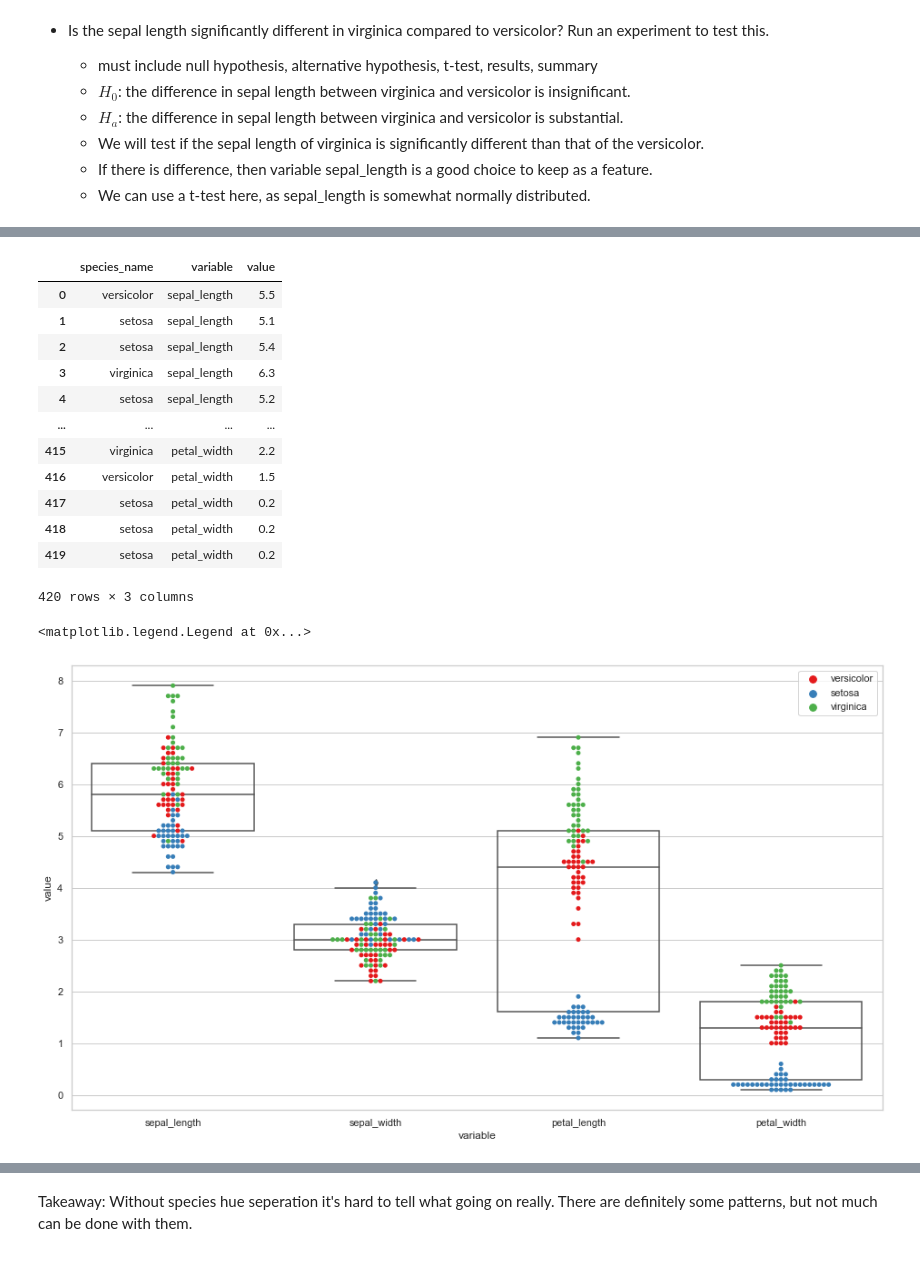
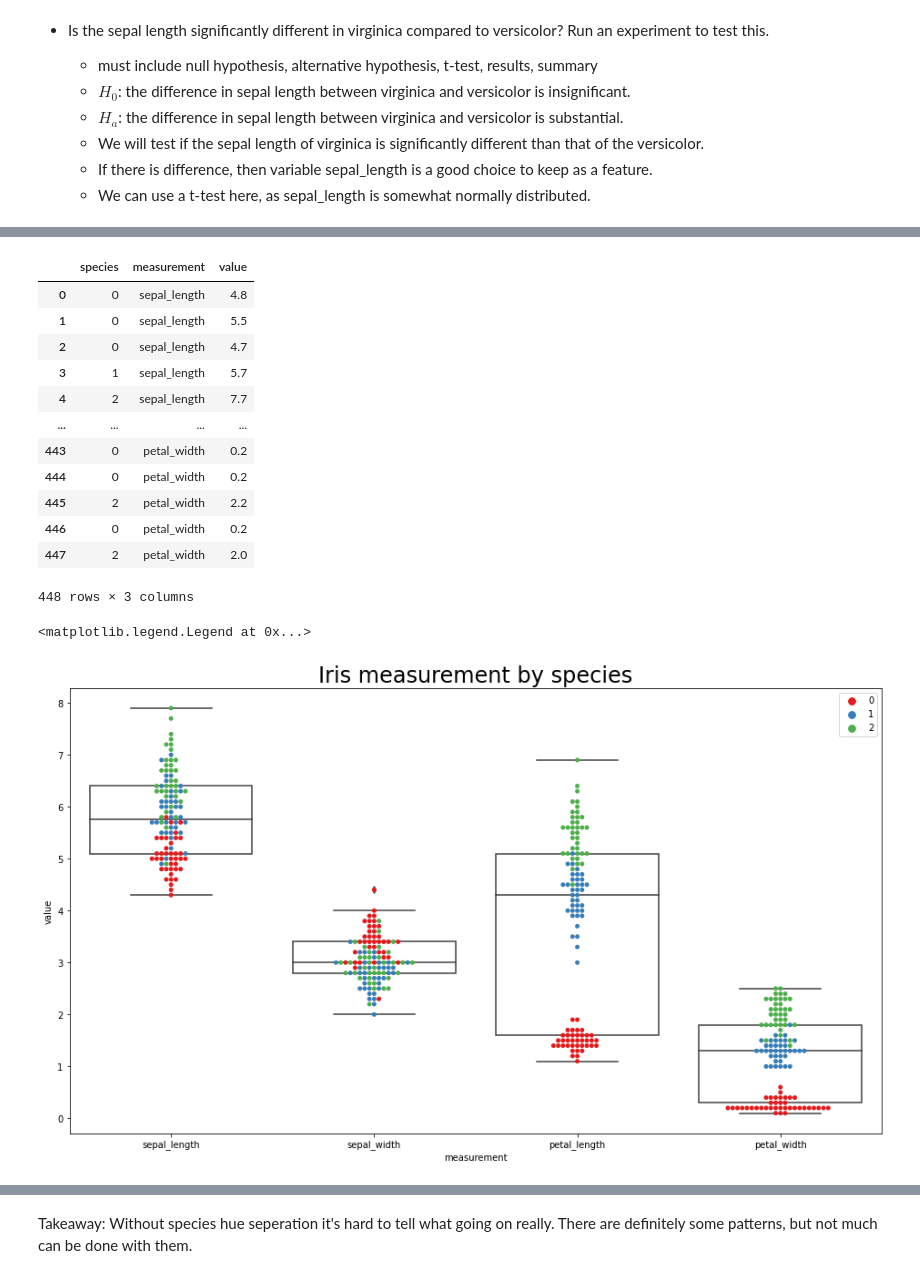
Before and after one commit to chasethompson/ds-methodologies-exercises, a Jupyter notebook: classification/classification_exercises.ipynb, the cells around one changed output, grey strips where cells are left out. Saved outputs shown, nothing was run; the diff lists cells and outputs as text; code cells hidden in the pictures.

```diff
--- a/classification/classification_exercises.ipynb
+++ b/classification/classification_exercises.ipynb
@@ -477,0 +449,4 @@ train.head()
+# %%
+df = acquire.get_iris_data()
+encoder, train, test = prepare.prep_iris(df)
+train.head()
@@ -502,31 +494,32 @@ variables
 # %%
-melt = pd.melt(train, id_vars='species_name', value_vars=list(variables.columns))
+melt = pd.melt(train, 'species', var_name='measurement')
 melt
 # %% [output]
-|  | species_name | variable | value |
-| 0 | versicolor | sepal_length | 5.5 |
-| 1 | setosa | sepal_length | 5.1 |
-| 2 | setosa | sepal_length | 5.4 |
-| 3 | virginica | sepal_length | 6.3 |
-| 4 | setosa | sepal_length | 5.2 |
+|  | species | measurement | value |
+| 0 | 0 | sepal_length | 4.8 |
+| 1 | 0 | sepal_length | 5.5 |
+| 2 | 0 | sepal_length | 4.7 |
+| 3 | 1 | sepal_length | 5.7 |
+| 4 | 2 | sepal_length | 7.7 |
 | ... | ... | ... | ... |
-| 415 | virginica | petal_width | 2.2 |
-| 416 | versicolor | petal_width | 1.5 |
-| 417 | setosa | petal_width | 0.2 |
-| 418 | setosa | petal_width | 0.2 |
-| 419 | setosa | petal_width | 0.2 |
+| 443 | 0 | petal_width | 0.2 |
+| 444 | 0 | petal_width | 0.2 |
+| 445 | 2 | petal_width | 2.2 |
+| 446 | 0 | petal_width | 0.2 |
+| 447 | 2 | petal_width | 2.0 |
-420 rows × 3 columns
+448 rows × 3 columns
 # %%
 plt.figure(figsize=(16, 9))
 
-sns.swarmplot(x="variable", y="value", data=melt, hue="species_name", palette="Set1")
-ax = sns.boxplot(x="variable", y="value", data=melt,
+sns.swarmplot(x="measurement", y="value", data=melt, hue="species", palette="Set1")
+ax = sns.boxplot(x="measurement", y="value", data=melt,
         showcaps=True,boxprops={'facecolor':'None'},
         showfliers=True,whiskerprops={'linewidth':0})
+plt.title('Iris measurement by species', fontsize=24)
 plt.legend(loc=1)
 # %% [output]
 <matplotlib.legend.Legend at 0x...>
-[figure, old version]
+[figure, new version]
 # %% [markdown]
 Takeways:
 
```
Also changed, not shown: parts of 16 cells of this notebook.
